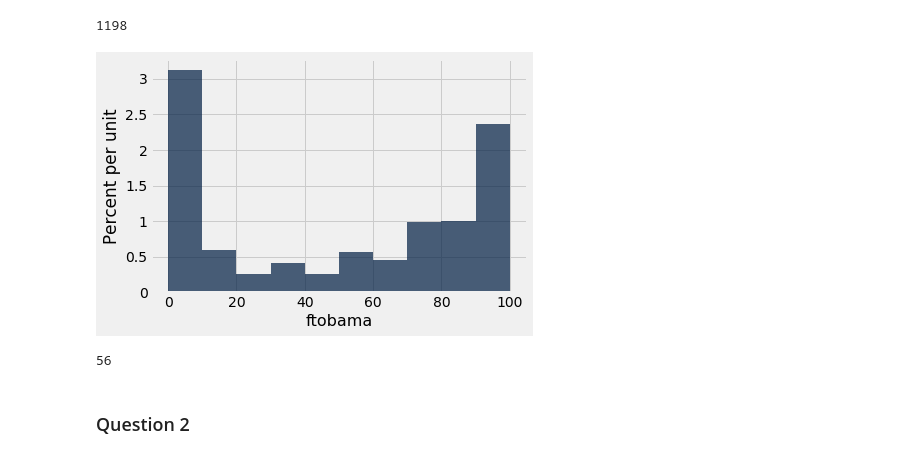
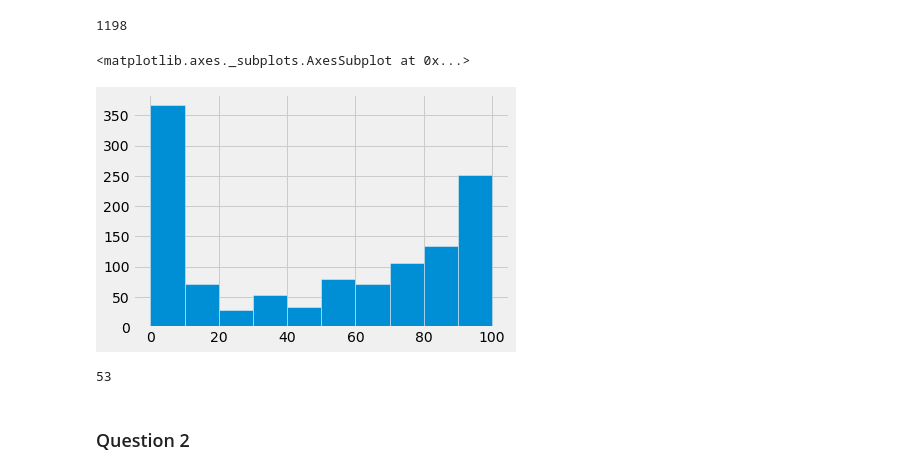
Before and after one commit to ds-modules/LEGALST-190, a Jupyter notebook: LEGALST-123/1-30/1-30_Bootstrap and Confidence Intervals_solutions.ipynb, the cells around one changed output. Saved outputs shown, nothing was run; the diff lists cells and outputs as text; code cells hidden in the pictures.

```diff
--- a/LEGALST-123/1-30/1-30_Bootstrap and Confidence Intervals_solutions.ipynb
+++ b/LEGALST-123/1-30/1-30_Bootstrap and Confidence Intervals_solutions.ipynb
@@ -11,6 +12,6 @@ plots.style.use('fivethirtyeight')
 # %% [markdown]
 For this lab, we'll be using the American National Election Studies (ANES) data from the 2016 election. The codebook is available here: http://www.electionstudies.org/studypages/anes_pilot_2016/anes_pilot_2016_CodebookUserGuide.pdf
 # %%
-anes = Table.read_table('../data/anes/anes_pilot_2016.csv')
+anes = pd.read_csv('../data/anes/anes_pilot_2016.csv')
 anes
 # %% [output]
@@ -37,6 +45,6 @@ anes.where("ftobama", are.below(101)).hist("ftobama")
 # %%
-obama = anes.where('ftobama', are.below(101)).select("ftobama")
-percentile(25, obama.column(0))
+obama = anes[anes["ftobama"] < 101].loc[:, "ftobama"]
+percentile(25, obama)
 # %% [output]
 5
 # %%
@@ -77,15 +86,16 @@ obama.num_rows
 # %% [output]
 1198
 # %%
-resample = obama.sample(1198, with_replacement = True)
+resample = obama.sample(n=1198, replace=True)
 # %%
-resample.hist('ftobama')
+resample.hist()
 # %% [output]
+<matplotlib.axes._subplots.AxesSubplot at 0x...>
-[figure, old version]
+[figure, new version]
 # %%
-percentile(50, resample.column(0))
+percentile(50, resample)
 # %% [output]
-56
+53
 # %% [markdown]
 ### Question 2
 # %% [markdown]
```
Also changed, not shown: parts of 13 cells of this notebook.
